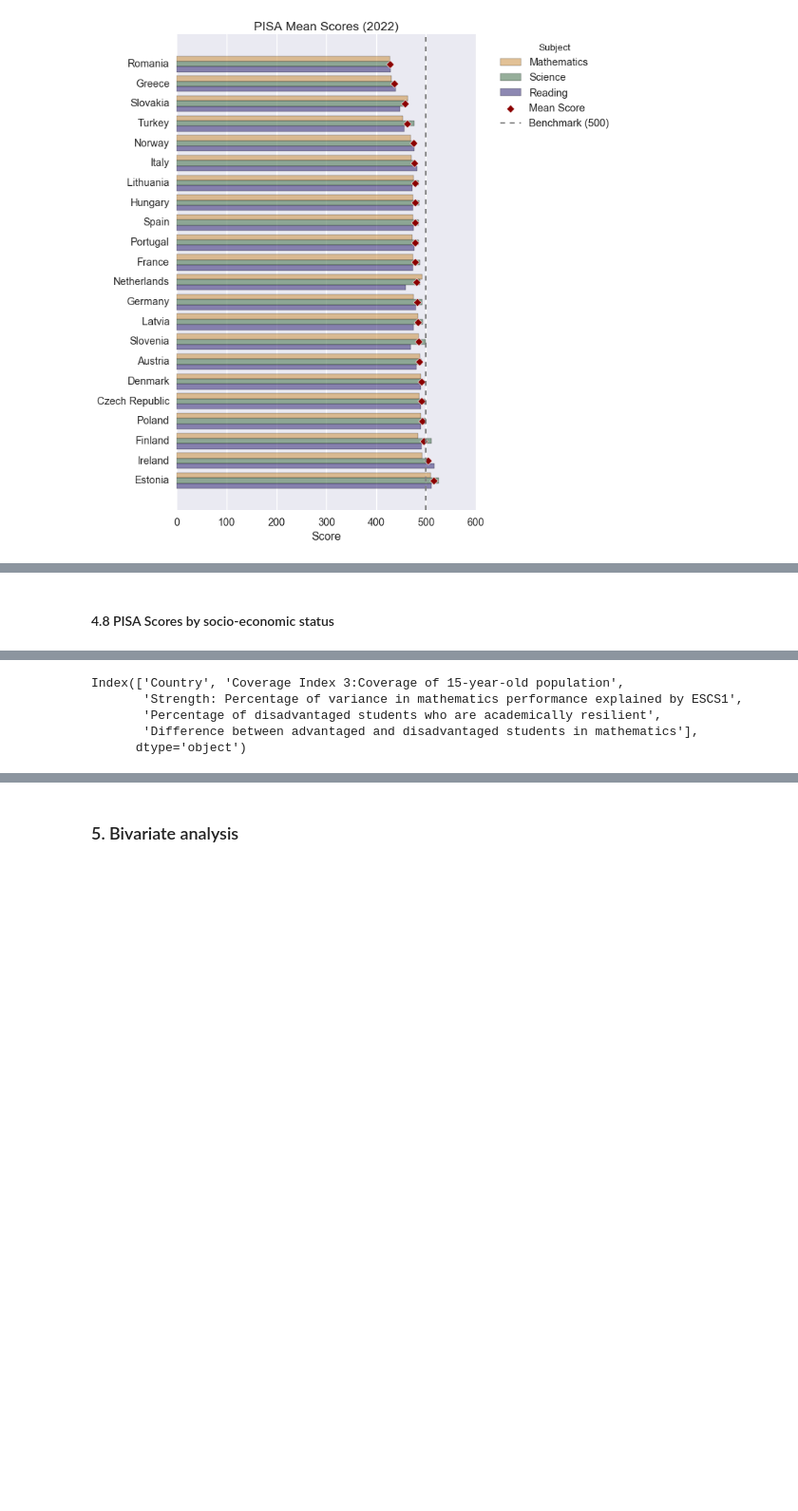
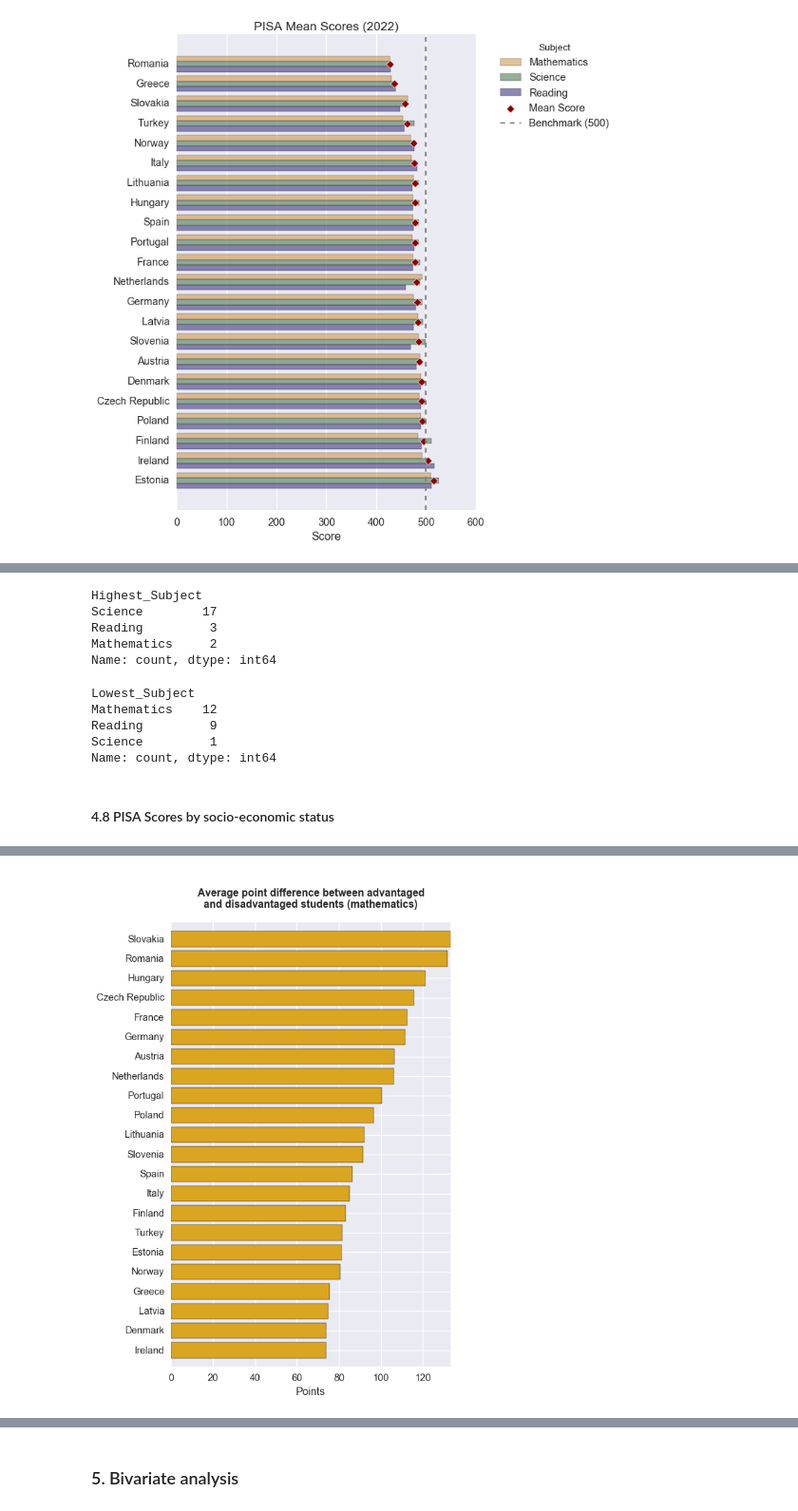
Before and after one commit to BeejalP/teachersalaries, a Jupyter notebook: my_project.ipynb, the cells around one changed output, grey strips where cells are left out. Shown at 95% size. Saved outputs shown, nothing was run; the diff lists cells and outputs as text; code cells hidden in the pictures; blank space fills up the shorter version.

Commit message:
added SES graphs

```diff
--- a/my_project.ipynb
+++ b/my_project.ipynb
@@ -1536,3 +1571,19 @@ fig.show()
+# %%
+pisa_europe_scores.value_counts('Highest_Subject')
+# %% [output]
+Highest_Subject
+Science        17
+Reading         3
+Mathematics     2
+Name: count, dtype: int64
+# %%
+pisa_europe_scores.value_counts('Lowest_Subject')
+# %% [output]
+Lowest_Subject
+Mathematics    12
+Reading         9
+Science         1
+Name: count, dtype: int64
 # %% [markdown]
 #### 4.8 PISA Scores by socio-economic status
 # %%
@@ -1548,10 +1599,25 @@ pisa_europe_ses.describe()
 | 75% | 0.931657 | 19.210784 | 11.722219 | 110.244204 |
 | max | 1.000000 | 25.837530 | 12.567428 | 133.285128 |
 # %%
-pisa_europe_ses.columns
+plt.style.use('seaborn-v0_8-darkgrid')
+
+# Sort the data by salary in ascending order
+ses_sorted = pisa_europe_ses.sort_values(by='Difference between advantaged and disadvantaged students in mathematics')
+
+# Create the horizontal bar plot
+plt.figure(figsize=(6,10))
+plt.barh(ses_sorted['Country'], ses_sorted['Difference between advantaged and disadvantaged students in mathematics'], color='goldenrod')
+
+# Labels & Title
+plt.xlabel('Points')
+plt.ylabel('')
+plt.title('\nAverage point difference between advantaged\nand disadvantaged students (mathematics)\n',
+            fontsize=14, fontweight='bold')
+plt.margins(y=0.02)
+# Save the plot
+plt.savefig('ses_difference.png', dpi=300, bbox_inches='tight')
+
+# Show the plot
+plt.show()
 # %% [output]
-Index(['Country', 'Coverage Index 3:Coverage of 15-year-old population',
-       'Strength: Percentage of variance in mathematics performance explained by ESCS1',
-       'Percentage of disadvantaged students who are academically resilient',
-       'Difference between advantaged and disadvantaged students in mathematics'],
-      dtype='object')
+[figure, added]
```
Also changed, not shown: parts of 9 cells of this notebook, 9 other files.
